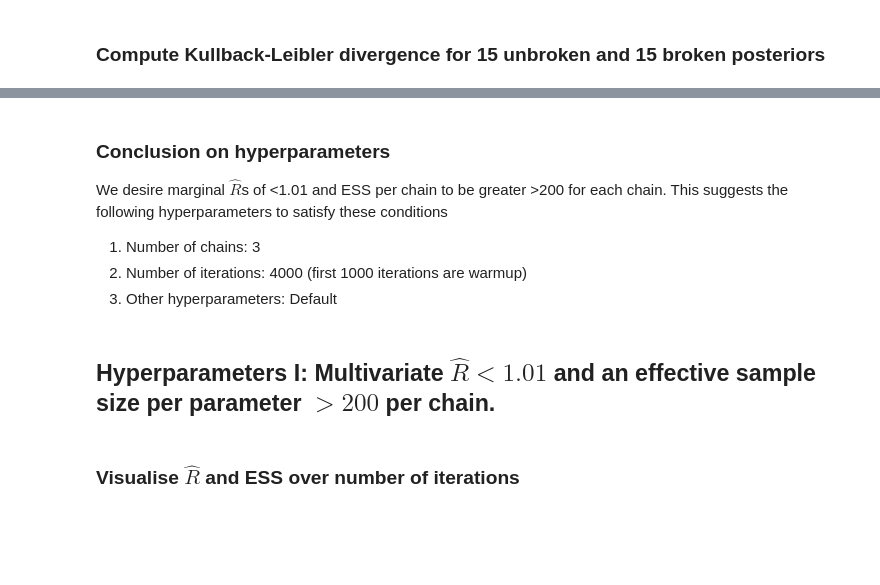
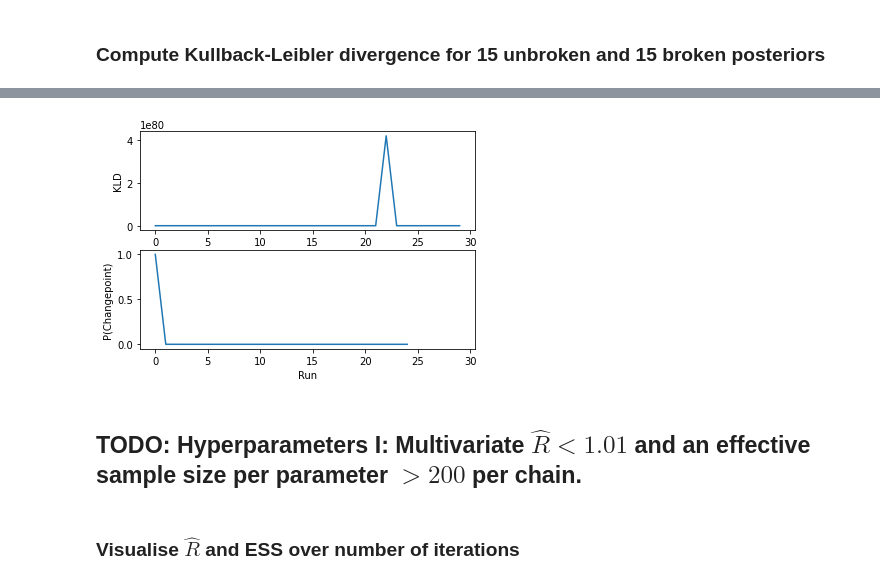
Before and after one commit to pints-team/functional-testing-2, a Jupyter notebook: change_detection/notebooks/Haario Bardenet ACMC/2dim Gaussian distribution/accept_regardless_of_score.ipynb, the cells around one changed output, grey strips where cells are left out. Saved outputs shown, nothing was run; the diff lists cells and outputs as text; code cells hidden in the pictures; blank space fills up the shorter version.

```diff
--- a/change_detection/notebooks/Haario Bardenet ACMC/2dim Gaussian distribution/accept_regardless_of_score.ipynb
+++ b/change_detection/notebooks/Haario Bardenet ACMC/2dim Gaussian distribution/accept_regardless_of_score.ipynb
@@ -205,13 +217,25 @@ plt.show()
-# %% [markdown]
-### Conclusion on hyperparameters
-
-We desire marginal $\hat{R}$s of <1.01 and ESS per chain to be greater >200 for each chain. This suggests the following hyperparameters to satisfy these conditions
-
-1. Number of chains: 3
-2. Number of iterations: 4000 (first 1000 iterations are warmup)
-3. Other hyperparameters: Default
+# %%
+# Plot results
+fig = plt.figure()
+ax = fig.add_subplot(2, 1, 1)
+
+# Plot KLDs
+runs = np.arange(len(klds))
+ax.plot(runs, klds)
+ax.set_ylabel('KLD')
+
+# Plot changepoint probablities
+ax = fig.add_subplot(2, 1, 2, sharex=ax)
+window_size = 5  # How many time points to get before evaluating probability
+ax.plot(runs[:-window_size], R[window_size, window_size:-1])
+
+ax.set_xlabel('Run')
+ax.set_ylabel('P(Changepoint)')
+plt.show()
+# %% [output]
+[figure, added]
 # %% [markdown]
-## Hyperparameters I: Multivariate $\hat{R} < 1.01$ and an effective sample size per parameter $>200$ per chain.
+## TODO: Hyperparameters I: Multivariate $\hat{R} < 1.01$ and an effective sample size per parameter $>200$ per chain.
 # %%
 
 def _within(chains):
```
Also changed, not shown: parts of 13 cells of this notebook.
